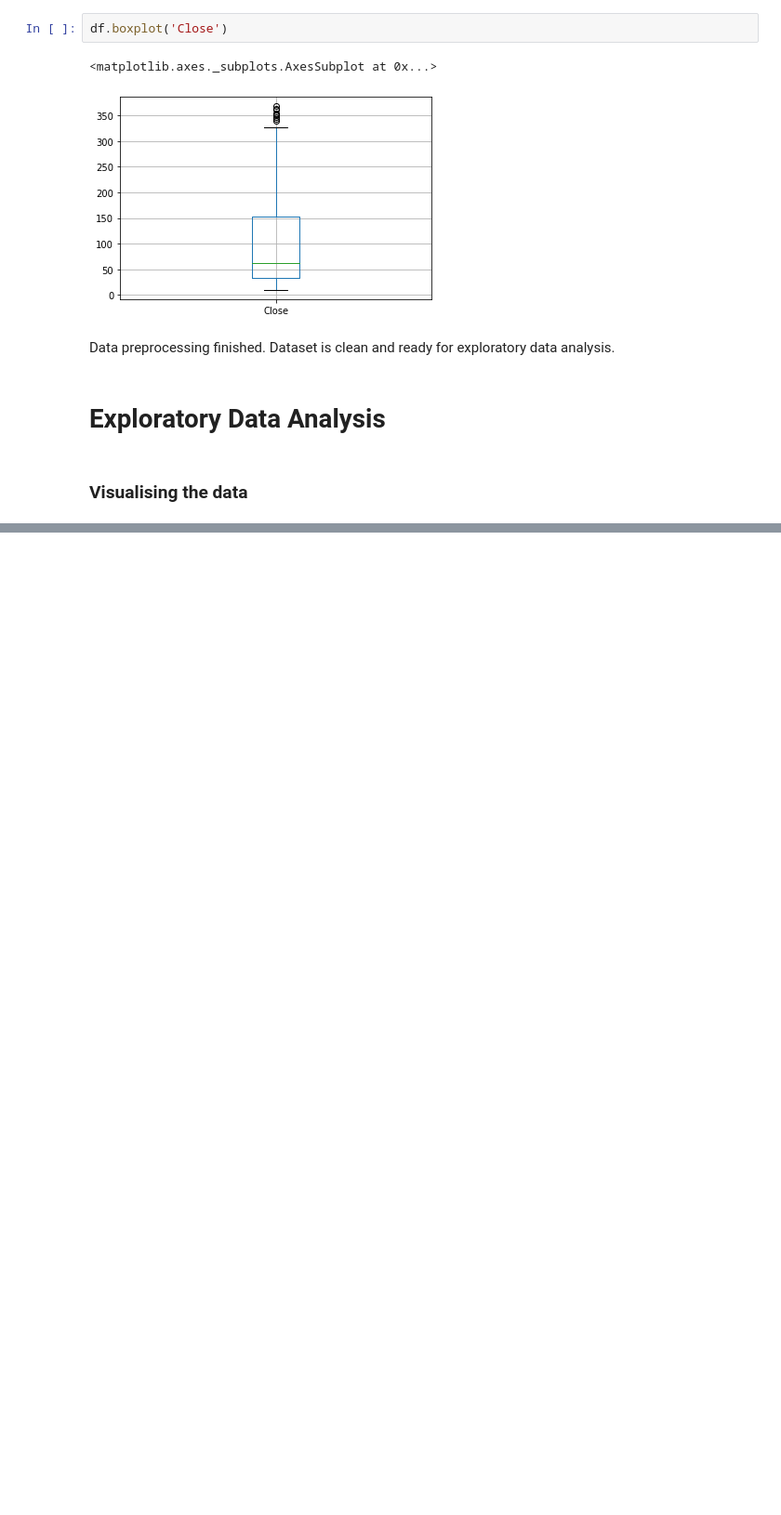
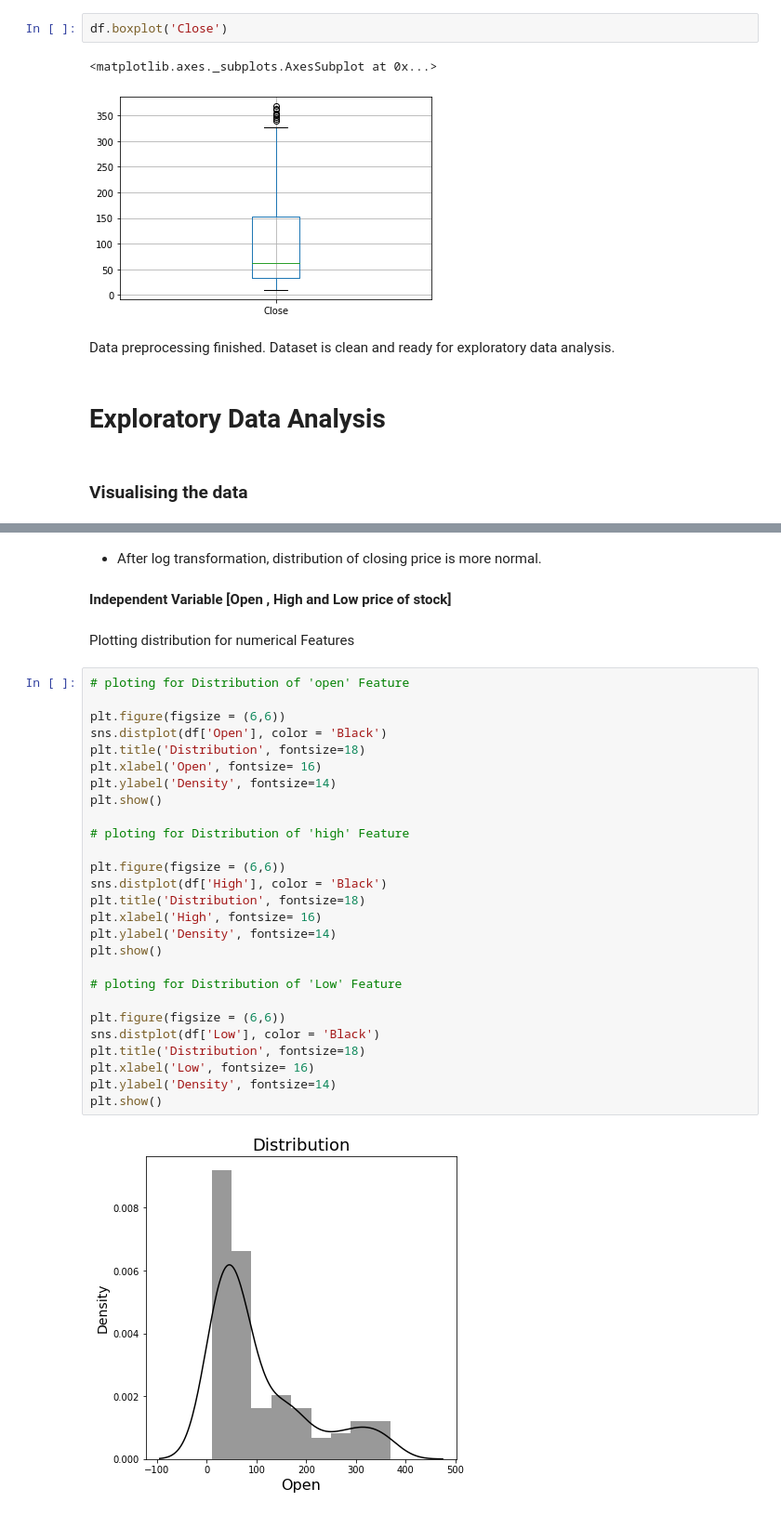
Before and after one commit to ShuklaRajni/Yes_Bank_Stock_Prices_Prediction_analysis, a Jupyter notebook: Yes_Bank_Stock_Closing_Price_Prediction_Capstone_Project_2.ipynb, the cells around one changed output, grey strips where cells are left out. Shown: that part at 93% size. Drawn from its saved outputs; the diff is of its cells as text; blank space fills up the shorter version.

```diff
--- a/Yes_Bank_Stock_Closing_Price_Prediction_Capstone_Project_2.ipynb
+++ b/Yes_Bank_Stock_Closing_Price_Prediction_Capstone_Project_2.ipynb
@@ -219,0 +263,35 @@ plt.show()
+# %% [markdown]
+- After log transformation, distribution of closing price is more normal.
+# %% [markdown]
+**Independent Variable [Open , High and Low price of stock]**
+# %% [markdown]
+Plotting distribution for numerical Features
+# %%
+# ploting for Distribution of 'open' Feature
+
+plt.figure(figsize = (6,6))
+sns.distplot(df['Open'], color = 'Black')
+plt.title('Distribution', fontsize=18)
+plt.xlabel('Open', fontsize= 16)
+plt.ylabel('Density', fontsize=14)
+plt.show()
+
+# ploting for Distribution of 'high' Feature
+
+plt.figure(figsize = (6,6))
+sns.distplot(df['High'], color = 'Black')
+plt.title('Distribution', fontsize=18)
+plt.xlabel('High', fontsize= 16)
+plt.ylabel('Density', fontsize=14)
+plt.show()
+
+# ploting for Distribution of 'Low' Feature
+
+plt.figure(figsize = (6,6))
+sns.distplot(df['Low'], color = 'Black')
+plt.title('Distribution', fontsize=18)
+plt.xlabel('Low', fontsize= 16)
+plt.ylabel('Density', fontsize=14)
+plt.show()
+# %% [output]
+[figure, added]
```
Also changed, not shown: parts of 14 cells of this notebook.
